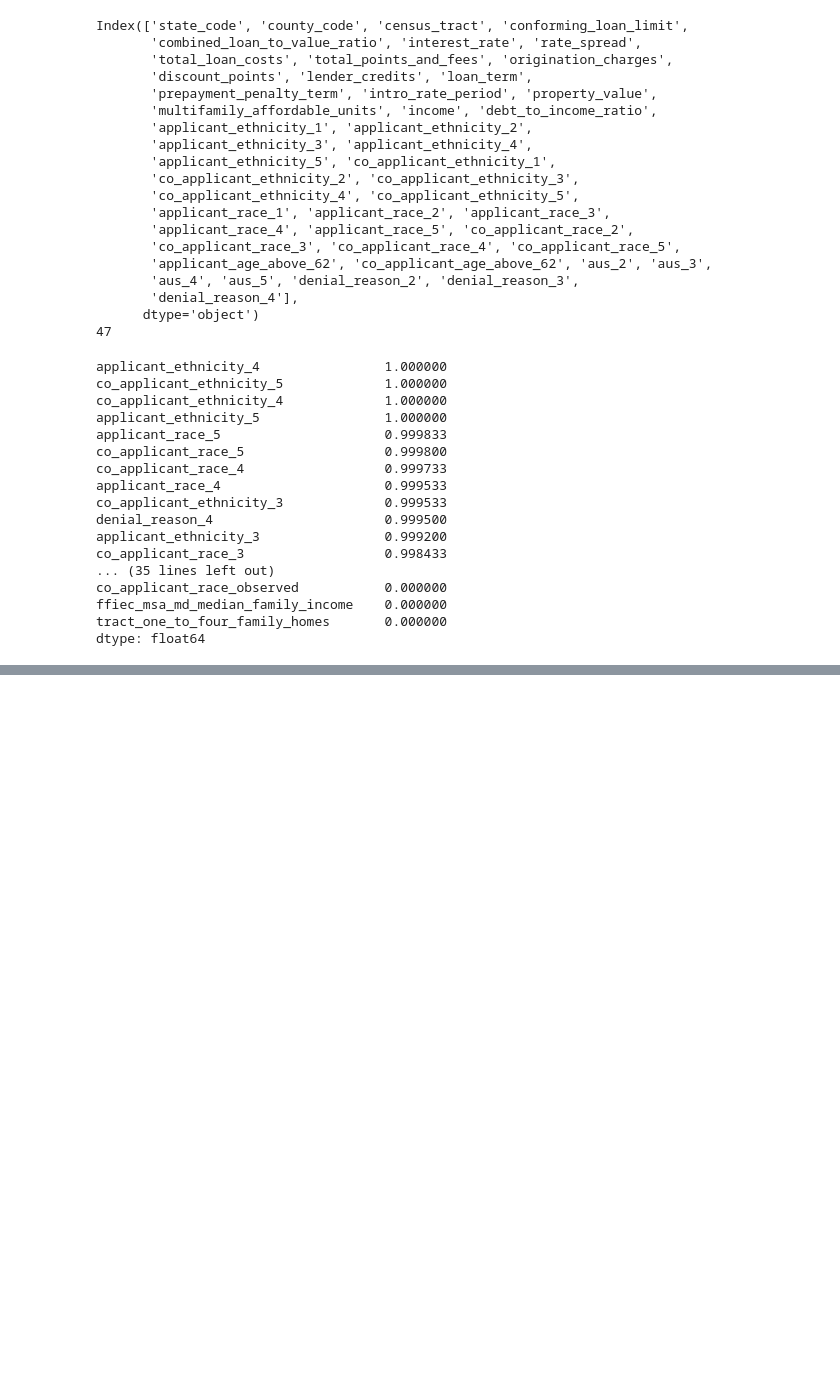
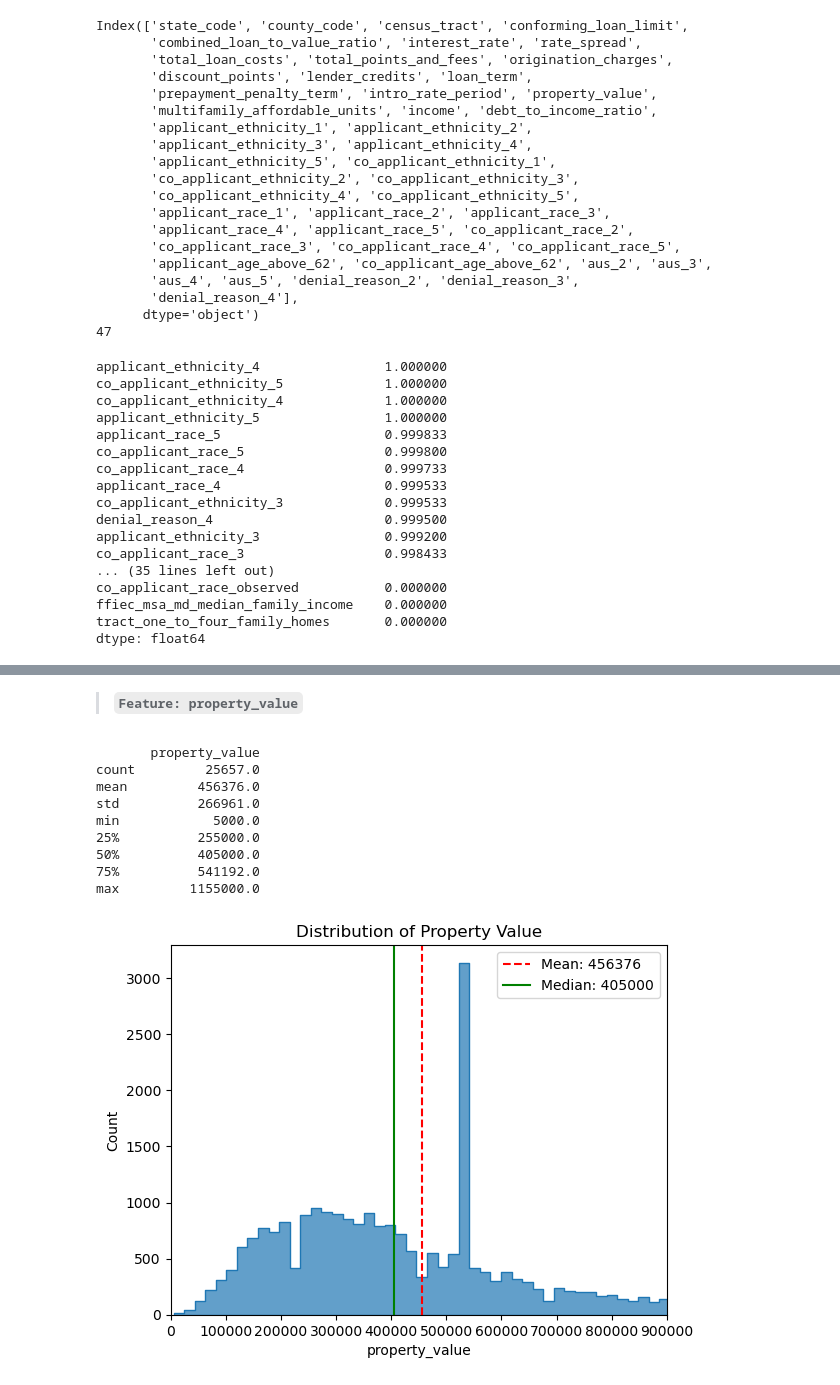
Before and after one commit to YanHuang1994/House-loan-prediction, a Jupyter notebook: house_loan_prediction.ipynb, the cells around one changed output, grey strips where cells are left out. Saved outputs shown, nothing was run; the diff lists cells and outputs as text; code cells hidden in the pictures; blank space fills up the shorter version.

```diff
--- a/house_loan_prediction.ipynb
+++ b/house_loan_prediction.ipynb
@@ -289,0 +761,12 @@ dtype: float64
+# %%
+from scipy import stats
+
+sampled_data['business_or_commercial_purpose'].replace(to_replace=1111, value=stats.mode(sampled_data['business_or_commercial_purpose']).mode[0], inplace=True)
+
+sampled_data['negative_amortization'].replace(to_replace=1111, value=stats.mode(sampled_data['negative_amortization']).mode[0], inplace=True)
+
+sampled_data['balloon_payment'].replace(to_replace=1111, value=stats.mode(sampled_data['balloon_payment']).mode[0], inplace=True)
+
+sampled_data['co_applicant_credit_score_type'].replace(to_replace=[1111, 9], value=stats.mode(sampled_data['co_applicant_credit_score_type']).mode[0], inplace=True)
+
+sampled_data['applicant_credit_score_type'].replace(to_replace=[1111, 9], value=stats.mode(sampled_data['applicant_credit_score_type']).mode[0], inplace=True)
@@ -289,0 +966,31 @@ dtype: float64
+# %% [markdown]
+> **`Feature: property_value`**
+# %%
+print(sampled_data[['property_value']].describe().round(0))
+
+
+#visualize
+
+sns.histplot(sampled_data['property_value'], alpha=0.7, element='step')
+plt.xlim(0, 900000)
+plt.title("Distribution of Property Value")
+
+mean_pvalue=sampled_data['property_value'].mean()
+median_pvalue=sampled_data['property_value'].median()
+
+plt.axvline(x=mean_pvalue, color='r', linestyle='--', label=f"Mean: {mean_pvalue:.0f}")
+plt.axvline(x=median_pvalue, color='g', label=f"Median: {median_pvalue:.0f}")
+
+plt.legend()
+plt.show()
+# %% [output]
+       property_value
+count         25657.0
+mean         456376.0
+std          266961.0
+min            5000.0
+25%          255000.0
+50%          405000.0
+75%          541192.0
+max         1155000.0
+[figure, added]
```
Also changed, not shown: parts of 61 cells of this notebook.
